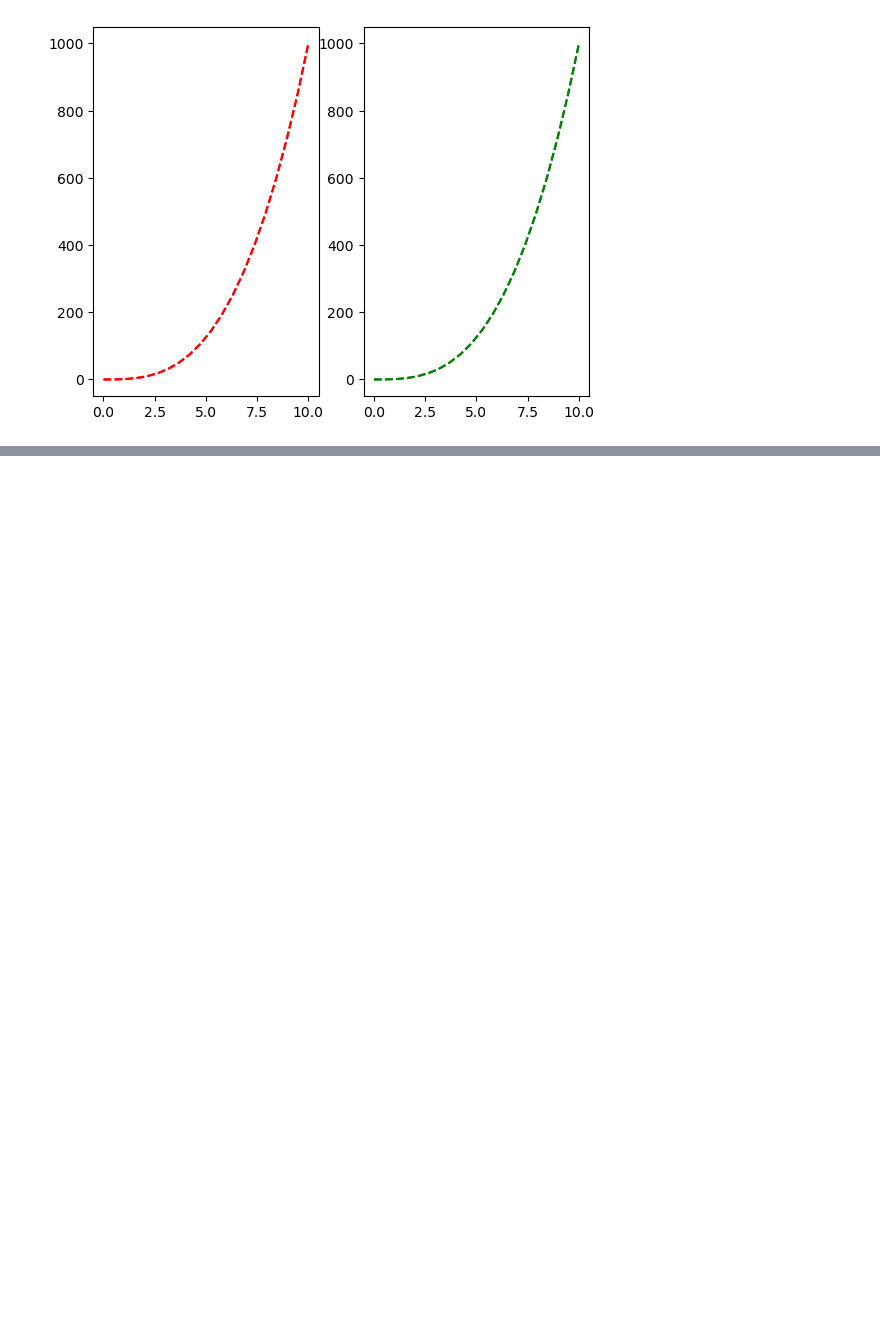
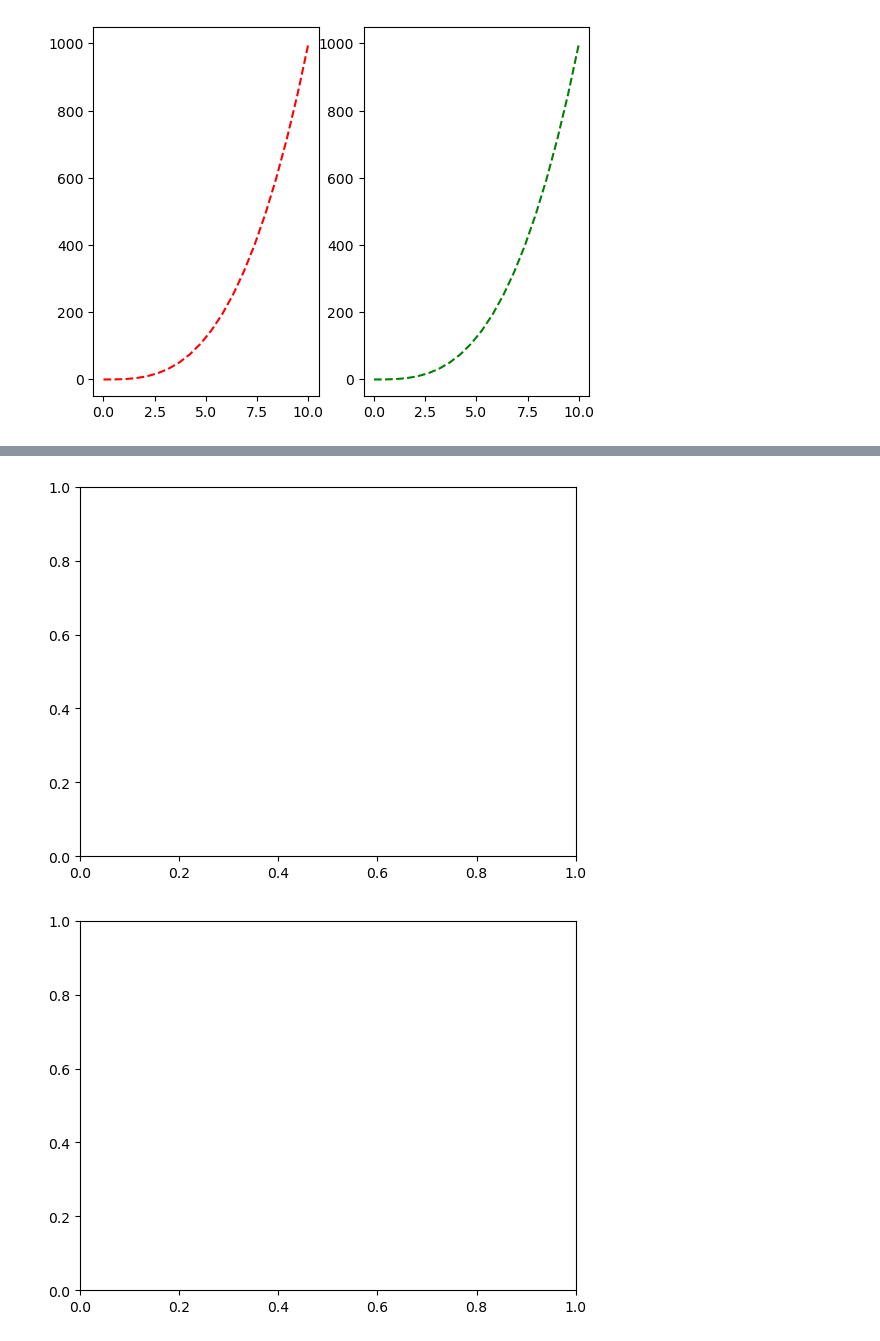
Before and after one commit to Baran0ner/Python-Exercise, a Jupyter notebook: 27-Matplotlib/27-MatplotibGiriş.ipynb, the cells around one changed output, grey strips where cells are left out. Cells and saved outputs as stored; diff of their text form; code cells hidden in the pictures; blank space fills up the shorter version.

```diff
--- a/27-Matplotlib/27-MatplotibGiriş.ipynb
+++ b/27-Matplotlib/27-MatplotibGiriş.ipynb
@@ -73,0 +85,6 @@ benim
+# %%
+plt.subplots()
+plt.show()
+# %% [output]
+[figure, added]
+[figure, added]
```
Also changed, not shown: parts of 6 cells of this notebook.
